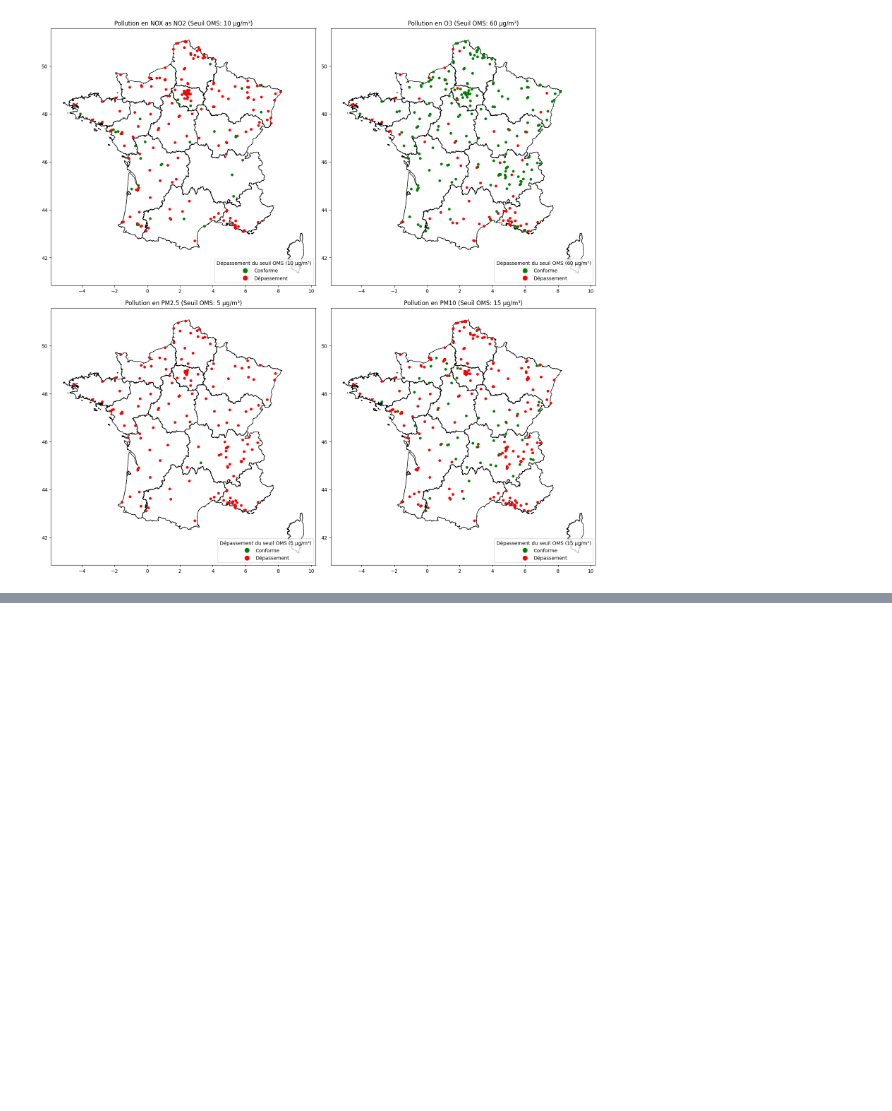
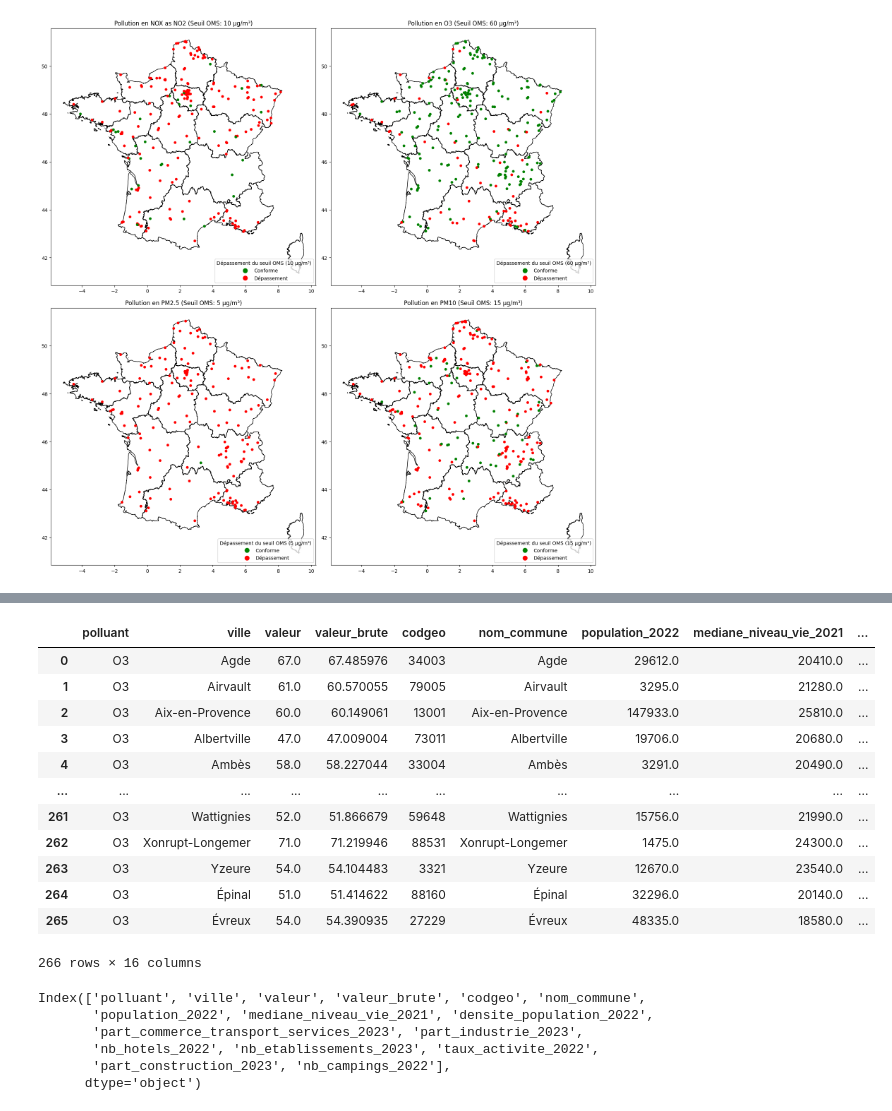
Before and after one commit to TheoSan75/Projet_Python_ENSAE_2A, a Jupyter notebook: projet.ipynb, the cells around one changed output, grey strips where cells are left out. Cells and saved outputs as stored; diff of their text form; code cells hidden in the pictures; blank space fills up the shorter version.

```diff
--- a/projet.ipynb
+++ b/projet.ipynb
@@ -600,0 +605,28 @@ plt.show()
+# %%
+import pandas as pd
+
+df_O3 = pd.read_csv("data/processed_data/BDD_par_polluant/dataset_O3_final.csv", sep=";")
+df_O3
+# %% [output]
+|  | polluant | ville | valeur | valeur_brute | codgeo | nom_commune | population_2022 | mediane_niveau_vie_2021 | ... |
+| 0 | O3 | Agde | 67.0 | 67.485976 | 34003 | Agde | 29612.0 | 20410.0 | ... |
+| 1 | O3 | Airvault | 61.0 | 60.570055 | 79005 | Airvault | 3295.0 | 21280.0 | ... |
+| 2 | O3 | Aix-en-Provence | 60.0 | 60.149061 | 13001 | Aix-en-Provence | 147933.0 | 25810.0 | ... |
+| 3 | O3 | Albertville | 47.0 | 47.009004 | 73011 | Albertville | 19706.0 | 20680.0 | ... |
+| 4 | O3 | Ambès | 58.0 | 58.227044 | 33004 | Ambès | 3291.0 | 20490.0 | ... |
+| ... | ... | ... | ... | ... | ... | ... | ... | ... | ... |
+| 261 | O3 | Wattignies | 52.0 | 51.866679 | 59648 | Wattignies | 15756.0 | 21990.0 | ... |
+| 262 | O3 | Xonrupt-Longemer | 71.0 | 71.219946 | 88531 | Xonrupt-Longemer | 1475.0 | 24300.0 | ... |
+| 263 | O3 | Yzeure | 54.0 | 54.104483 | 3321 | Yzeure | 12670.0 | 23540.0 | ... |
+| 264 | O3 | Épinal | 51.0 | 51.414622 | 88160 | Épinal | 32296.0 | 20140.0 | ... |
+| 265 | O3 | Évreux | 54.0 | 54.390935 | 27229 | Évreux | 48335.0 | 18580.0 | ... |
+266 rows × 16 columns
+# %%
+df_O3.columns
+# %% [output]
+Index(['polluant', 'ville', 'valeur', 'valeur_brute', 'codgeo', 'nom_commune',
+       'population_2022', 'mediane_niveau_vie_2021', 'densite_population_2022',
+       'part_commerce_transport_services_2023', 'part_industrie_2023',
+       'nb_hotels_2022', 'nb_etablissements_2023', 'taux_activite_2022',
+       'part_construction_2023', 'nb_campings_2022'],
+      dtype='object')
```
Also changed, not shown: parts of 26 cells of this notebook.
